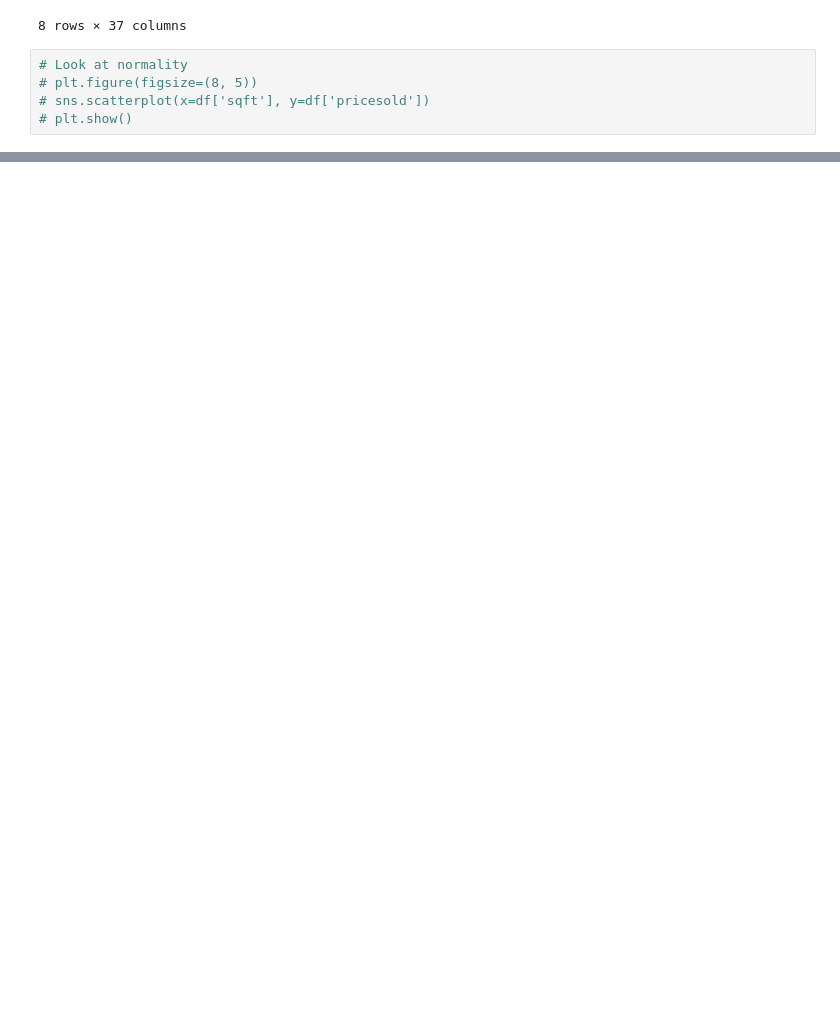
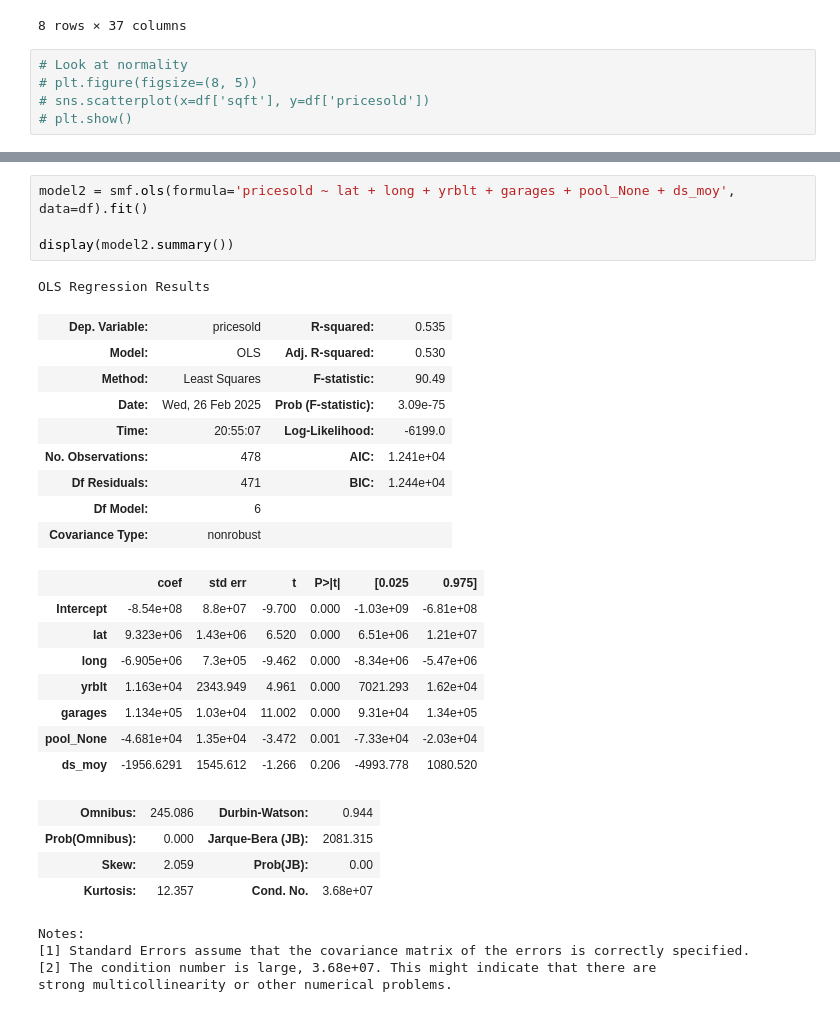
Before and after one commit to bombTechCoder/huntersGreen, a Jupyter notebook: scripts/predictSales.ipynb, the cells around one changed output, grey strips where cells are left out. Cells and saved outputs as stored; diff of their text form; blank space fills up the shorter version.

```diff
--- a/scripts/predictSales.ipynb
+++ b/scripts/predictSales.ipynb
@@ -71 +111,32 @@ df['log_sqft'] = np.log1p(df['sqft'])
+# %%
+model2 = smf.ols(formula='pricesold ~ lat + long + yrblt + garages + pool_None + ds_moy', data=df).fit()
+
+display(model2.summary())
+# %% [output]
+OLS Regression Results
+| Dep. Variable: | pricesold | R-squared: | 0.535 |
+| Model: | OLS | Adj. R-squared: | 0.530 |
+| Method: | Least Squares | F-statistic: | 90.49 |
+| Date: | Wed, 26 Feb 2025 | Prob (F-statistic): | 3.09e-75 |
+| Time: | 20:55:07 | Log-Likelihood: | -6199.0 |
+| No. Observations: | 478 | AIC: | 1.241e+04 |
+| Df Residuals: | 471 | BIC: | 1.244e+04 |
+| Df Model: | 6 |  |  |
+| Covariance Type: | nonrobust |  |  |
+|  | coef | std err | t | P>|t| | [0.025 | 0.975] |
+| Intercept | -8.54e+08 | 8.8e+07 | -9.700 | 0.000 | -1.03e+09 | -6.81e+08 |
+| lat | 9.323e+06 | 1.43e+06 | 6.520 | 0.000 | 6.51e+06 | 1.21e+07 |
+| long | -6.905e+06 | 7.3e+05 | -9.462 | 0.000 | -8.34e+06 | -5.47e+06 |
+| yrblt | 1.163e+04 | 2343.949 | 4.961 | 0.000 | 7021.293 | 1.62e+04 |
+| garages | 1.134e+05 | 1.03e+04 | 11.002 | 0.000 | 9.31e+04 | 1.34e+05 |
+| pool_None | -4.681e+04 | 1.35e+04 | -3.472 | 0.001 | -7.33e+04 | -2.03e+04 |
+| ds_moy | -1956.6291 | 1545.612 | -1.266 | 0.206 | -4993.778 | 1080.520 |
+| Omnibus: | 245.086 | Durbin-Watson: | 0.944 |
+| Prob(Omnibus): | 0.000 | Jarque-Bera (JB): | 2081.315 |
+| Skew: | 2.059 | Prob(JB): | 0.00 |
+| Kurtosis: | 12.357 | Cond. No. | 3.68e+07 |
+Notes:
+[1] Standard Errors assume that the covariance matrix of the errors is correctly specified.
+[2] The condition number is large, 3.68e+07. This might indicate that there are
+strong multicollinearity or other numerical problems.
 # %%
```
Also changed, not shown: parts of 11 cells of this notebook, 1 other file.
